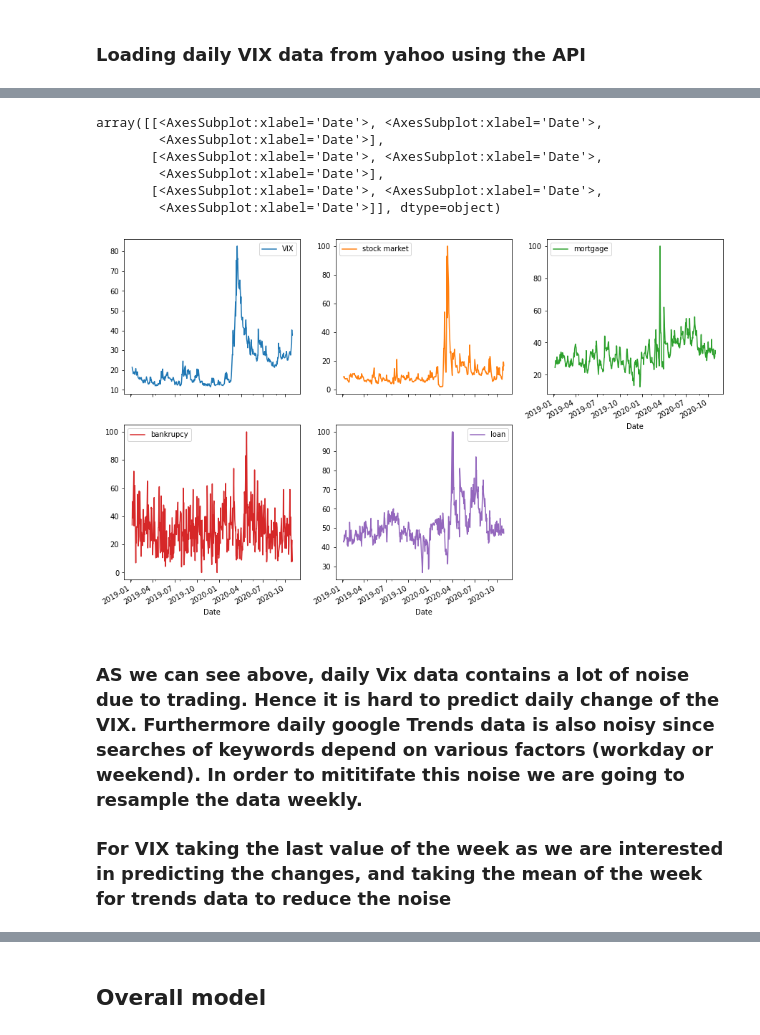
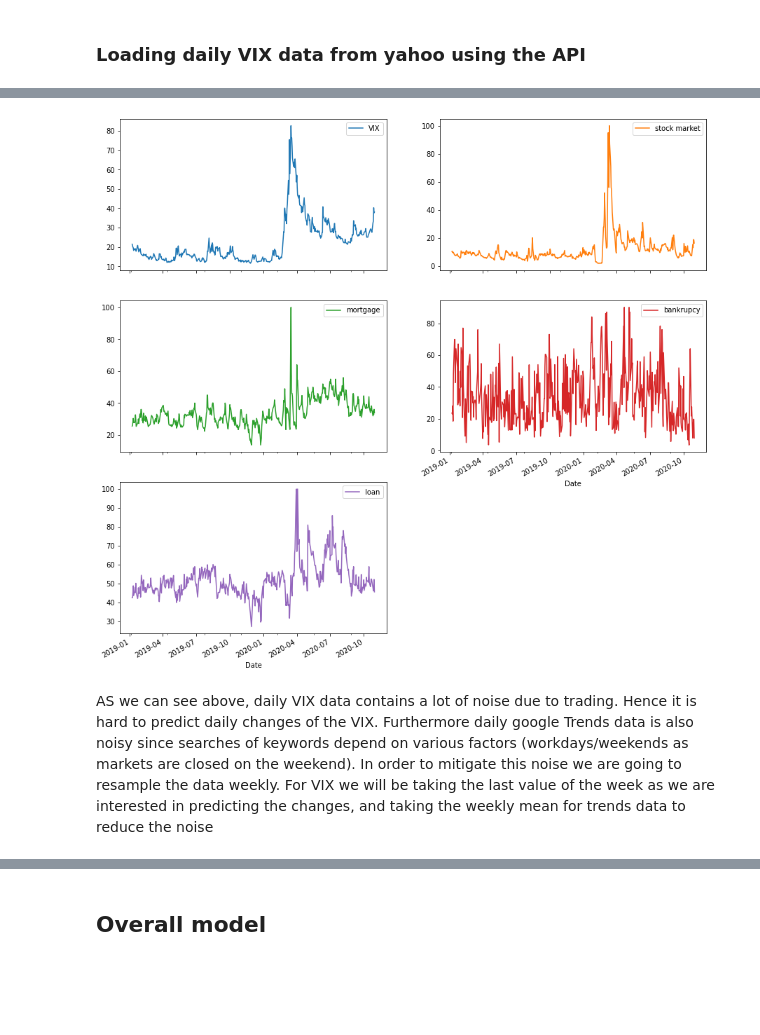
Before and after one commit to epfl-ada/ada-2020-project-milestone-p3-p3_tak, a Jupyter notebook: VIX.ipynb, the cells around one changed output, grey strips where cells are left out. Saved outputs shown, nothing was run; the diff lists cells and outputs as text; code cells hidden in the pictures; blank space fills up the shorter version.

```diff
--- a/VIX.ipynb
+++ b/VIX.ipynb
@@ -94,27 +112,23 @@ keywords=['stock market','mortgage','bankrupcy','loan']
 # TO DO: check Nan when merging and understand why
 # %%
 # df_vix['VIX_stat']=np.log(df_vix['VIX'])-np.log(df_vix['VIX'].shift(1))
-df_trends=df_merged
+df_trends = df_merged
 
-df_market=pd.merge(df_market,df_trends,how='left',left_index=True,right_index=True)
+df_market = pd.merge(
+    df_market, df_trends, how="left", left_index=True, right_index=True
+)
 # df_vix=np.abs(df_vix-df_vix.shift(1))
 # df_vix[keywords]=df_vix[keywords].rolling(20).mean()
 
 df_market.dropna(inplace=True)
-df_market.index=pd.to_datetime(df_market.index)
-df_market=df_market[['VIX'] + keywords]
-df_market.index=pd.to_datetime(df_market.index)
+df_market.index = pd.to_datetime(df_market.index)
+df_market = df_market[["VIX"] + keywords]
+df_market.index = pd.to_datetime(df_market.index)
 # %%
-df_market.plot(subplots=True, layout=(3,3),figsize=(15,15))
+axs = df_market.plot(subplots=True, layout=(3, 2), figsize=(15, 15))
 # %% [output]
-array([[<AxesSubplot:xlabel='Date'>, <AxesSubplot:xlabel='Date'>,
-        <AxesSubplot:xlabel='Date'>],
-       [<AxesSubplot:xlabel='Date'>, <AxesSubplot:xlabel='Date'>,
-        <AxesSubplot:xlabel='Date'>],
-       [<AxesSubplot:xlabel='Date'>, <AxesSubplot:xlabel='Date'>,
-        <AxesSubplot:xlabel='Date'>]], dtype=object)
-[figure, old version]
+[figure, new version]
 # %% [markdown]
-### AS we can see above, daily Vix data contains a lot of noise due to trading. Hence it is hard to predict daily change of the VIX. Furthermore daily google Trends data is also noisy since searches of keywords depend on various factors (workday or weekend). In order to mititifate this noise we are going to resample the data weekly.
-### For VIX taking the last value of the week as we are interested in predicting the changes, and taking the mean of the week for trends data to reduce the noise
+AS we can see above, daily VIX data contains a lot of noise due to trading. Hence it is hard to predict daily changes of the VIX. Furthermore daily google Trends data is also noisy since searches of keywords depend on various factors (workdays/weekends as markets are closed on the weekend). In order to mitigate this noise we are going to resample the data weekly.
+For VIX we will be taking the last value of the week as we are interested in predicting the changes, and taking the weekly mean for trends data to reduce the noise
 # %%
```
Also changed, not shown: parts of 46 cells of this notebook.
